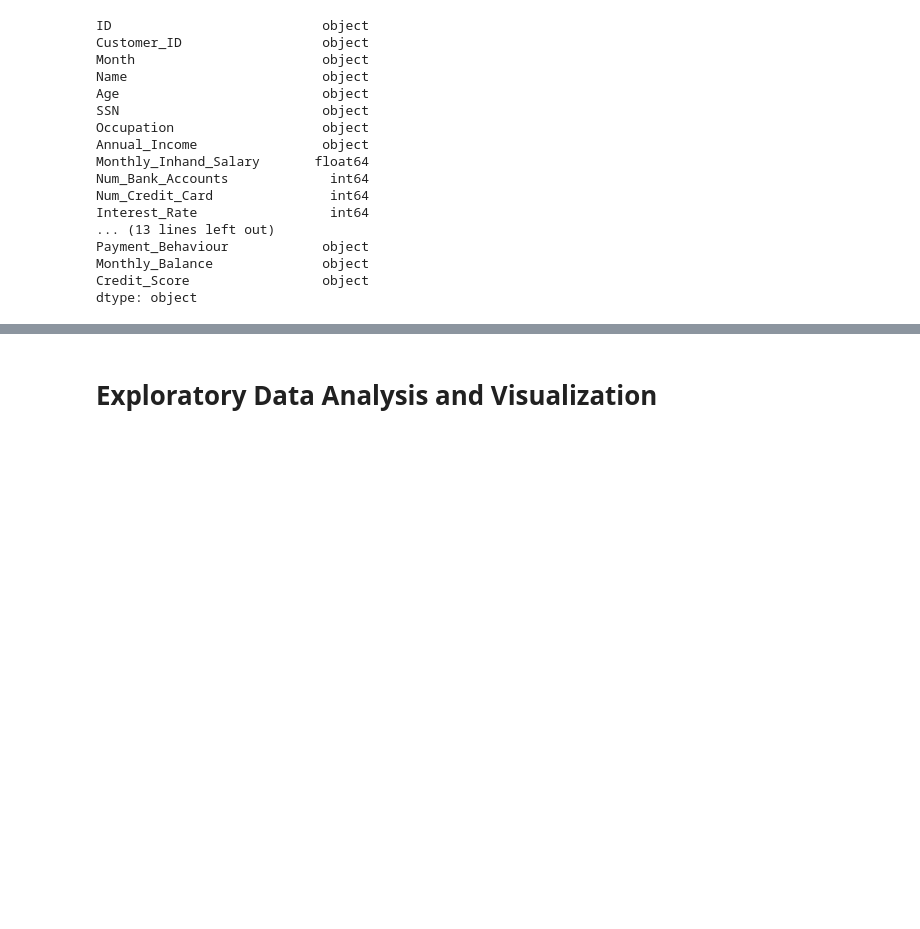
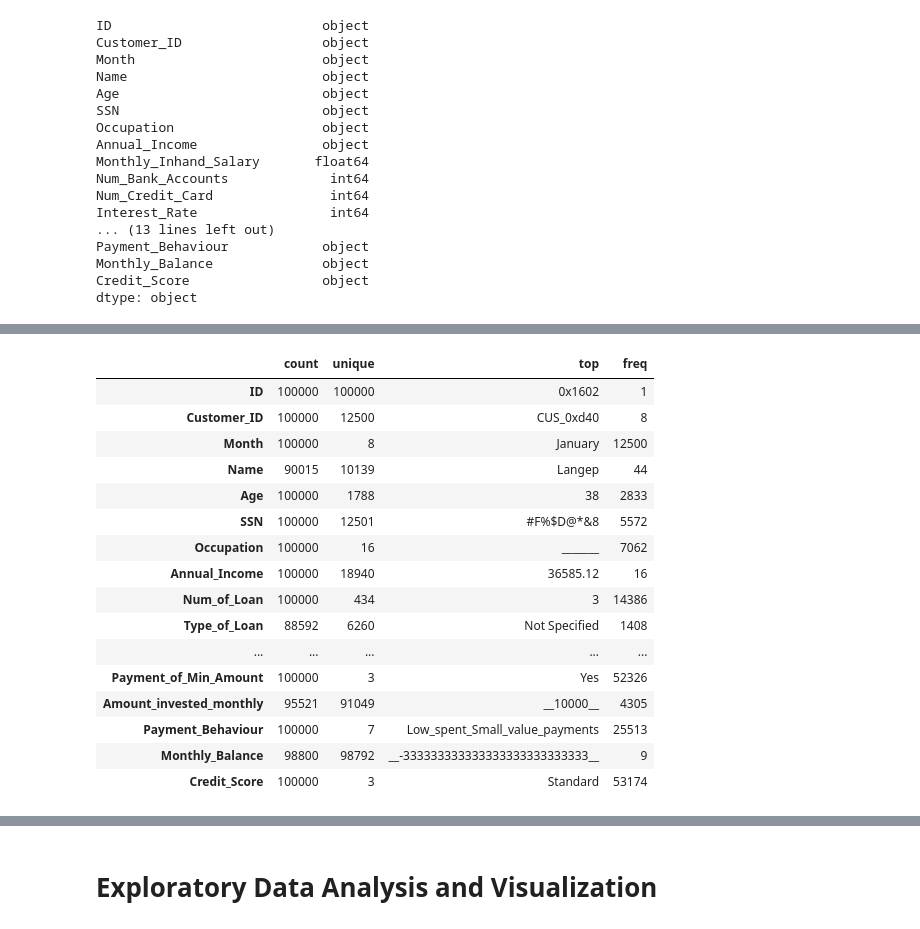
Before and after one commit to erkincak/Credit-Score-Classification, a Jupyter notebook: credit-score-classification.ipynb, the cells around one changed output, grey strips where cells are left out. Drawn from its saved outputs; the diff is of its cells as text; code cells hidden in the pictures; blank space fills up the shorter version.

```diff
--- a/credit-score-classification.ipynb
+++ b/credit-score-classification.ipynb
@@ -102,0 +107,20 @@ df.describe().T
+# %%
+df.describe(include="object").T
+# %% [output]
+|  | count | unique | top | freq |
+| ID | 100000 | 100000 | 0x1602 | 1 |
+| Customer_ID | 100000 | 12500 | CUS_0xd40 | 8 |
+| Month | 100000 | 8 | January | 12500 |
+| Name | 90015 | 10139 | Langep | 44 |
+| Age | 100000 | 1788 | 38 | 2833 |
+| SSN | 100000 | 12501 | #F%$D@*&8 | 5572 |
+| Occupation | 100000 | 16 | _______ | 7062 |
+| Annual_Income | 100000 | 18940 | 36585.12 | 16 |
+| Num_of_Loan | 100000 | 434 | 3 | 14386 |
+| Type_of_Loan | 88592 | 6260 | Not Specified | 1408 |
+| ... | ... | ... | ... | ... |
+| Payment_of_Min_Amount | 100000 | 3 | Yes | 52326 |
+| Amount_invested_monthly | 95521 | 91049 | __10000__ | 4305 |
+| Payment_Behaviour | 100000 | 7 | Low_spent_Small_value_payments | 25513 |
+| Monthly_Balance | 98800 | 98792 | __-333333333333333333333333333__ | 9 |
+| Credit_Score | 100000 | 3 | Standard | 53174 |
```
Also changed, not shown: parts of 4 cells of this notebook.
